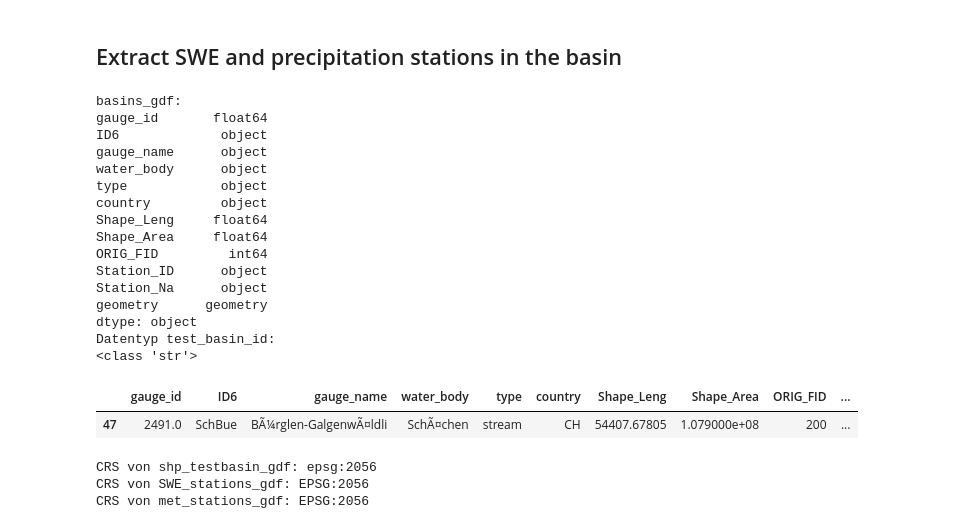
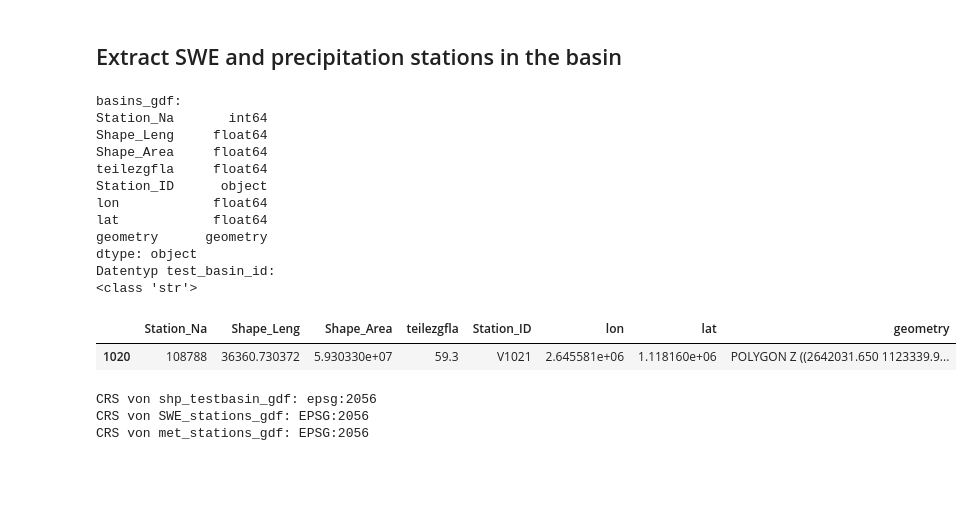
Before and after one commit to Laurin-98/FROSTBYTE_PREVAH, a Jupyter notebook: notebooks/3_SWEPreprocessing_without_P_gapfilling.ipynb, the cells around one changed output. Drawn from its saved outputs; the diff is of its cells as text; code cells hidden in the pictures; blank space fills up the shorter version.

```diff
--- a/notebooks/3_SWEPreprocessing_without_P_gapfilling.ipynb
+++ b/notebooks/3_SWEPreprocessing_without_P_gapfilling.ipynb
@@ -505,35 +490,33 @@ Same comments as for the SWE map above. Note that not all meteorological station
 # %%
 # Read test basin's shapefile
 basins_gdf = gpd.read_file(settings['basins_shp_path'])
+basins_gdf = basins_gdf.rename(columns={"ID": "Station_ID"})
+basins_gdf = basins_gdf.rename(columns={"tezgnr40": "Station_Na"})
 shp_testbasin_gdf = basins_gdf.loc[basins_gdf.Station_ID == test_basin_id]
 #basins_gdf['gauge_id'] = basins_gdf['gauge_id'].astype(str)
 #shp_testbasin_gdf = basins_gdf.loc[basins_gdf.gauge_id == test_basin_id]
 
 print("basins_gdf:")
 print(basins_gdf.dtypes)  # Zeigt die Datentypen des basins_gdf
 print("Datentyp test_basin_id:")
 print(type(test_basin_id))  # Zeigt den Datentyp von test_basin_id
 
 display(shp_testbasin_gdf)
 # %% [output]
 basins_gdf:
-gauge_id       float64
-ID6             object
-gauge_name      object
-water_body      object
-type            object
-country         object
+Station_Na       int64
 Shape_Leng     float64
 Shape_Area     float64
-ORIG_FID         int64
+teilezgfla     float64
 Station_ID      object
-Station_Na      object
+lon            float64
+lat            float64
 geometry      geometry
 dtype: object
 Datentyp test_basin_id:
 <class 'str'>
-|  | gauge_id | ID6 | gauge_name | water_body | type | country | Shape_Leng | Shape_Area | ORIG_FID | ... |
-| 47 | 2491.0 | SchBue | BÃ¼rglen-GalgenwÃ¤ldli | SchÃ¤chen | stream | CH | 54407.67805 | 1.079000e+08 | 200 | ... |
+|  | Station_Na | Shape_Leng | Shape_Area | teilezgfla | Station_ID | lon | lat | geometry |
+| 1020 | 108788 | 36360.730372 | 5.930330e+07 | 59.3 | V1021 | 2.645581e+06 | 1.118160e+06 | POLYGON Z ((2642031.650 1123339.9... |
 # %%
 # Plot a map of the test basin and of the SWE and meteorological stations available
 print("CRS von shp_testbasin_gdf:", shp_testbasin_gdf.crs)
```
Also changed, not shown: parts of 19 cells of this notebook, 32 other files.
